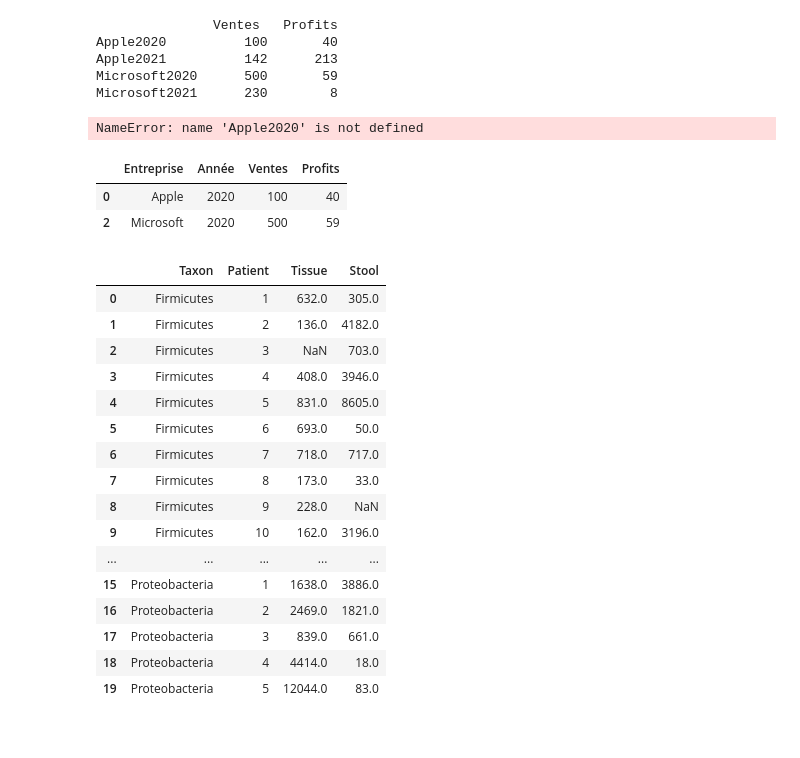
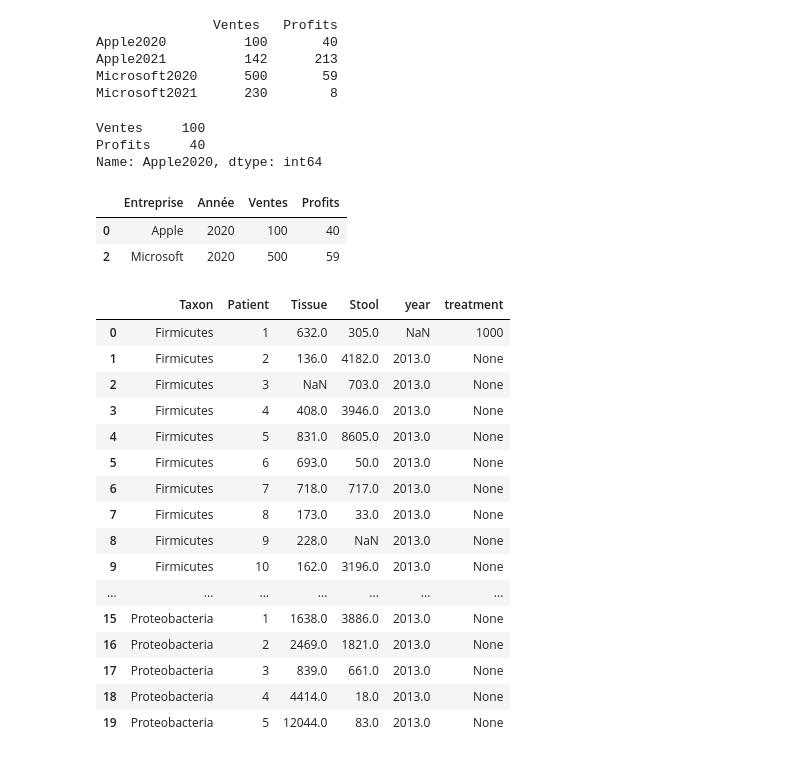
Before and after one commit to sylvainshan/Applied-Data-Analysis, a Jupyter notebook: Exercises/01 - Handling data/pd_tests.ipynb, the cells around one changed output. Drawn from its saved outputs; the diff is of its cells as text; code cells hidden in the pictures.

```diff
--- a/Exercises/01 - Handling data/pd_tests.ipynb
+++ b/Exercises/01 - Handling data/pd_tests.ipynb
@@ -46,9 +47,11 @@ Apple2021          142      213
 Microsoft2020      500       59
 Microsoft2021      230        8
 # %%
-data3
+data3.loc['Apple2020']
 # %% [output]
-NameError: name 'Apple2020' is not defined
+Ventes     100
+Profits     40
+Name: Apple2020, dtype: int64
 # %%
 x = data2.query('Année == 2020').copy()
 x
@@ -58,25 +61,30 @@ x
 | 2 | Microsoft | 2020 | 500 | 59 |
 # %%
 mb = pd.read_csv("Data/microbiome_missing.csv", na_values=['?', -99999], nrows=20)
+mb['year'] = 2013
+mb['treatment'] = None
+
+mb.loc[(0, 'year')] = None
+mb.loc[(0,'treatment')] = 1000
 mb
 # %% [output]
-|  | Taxon | Patient | Tissue | Stool |
-| 0 | Firmicutes | 1 | 632.0 | 305.0 |
-| 1 | Firmicutes | 2 | 136.0 | 4182.0 |
-| 2 | Firmicutes | 3 | NaN | 703.0 |
-| 3 | Firmicutes | 4 | 408.0 | 3946.0 |
-| 4 | Firmicutes | 5 | 831.0 | 8605.0 |
-| 5 | Firmicutes | 6 | 693.0 | 50.0 |
-| 6 | Firmicutes | 7 | 718.0 | 717.0 |
-| 7 | Firmicutes | 8 | 173.0 | 33.0 |
-| 8 | Firmicutes | 9 | 228.0 | NaN |
-| 9 | Firmicutes | 10 | 162.0 | 3196.0 |
-| ... | ... | ... | ... | ... |
-| 15 | Proteobacteria | 1 | 1638.0 | 3886.0 |
-| 16 | Proteobacteria | 2 | 2469.0 | 1821.0 |
-| 17 | Proteobacteria | 3 | 839.0 | 661.0 |
-| 18 | Proteobacteria | 4 | 4414.0 | 18.0 |
-| 19 | Proteobacteria | 5 | 12044.0 | 83.0 |
+|  | Taxon | Patient | Tissue | Stool | year | treatment |
+| 0 | Firmicutes | 1 | 632.0 | 305.0 | NaN | 1000 |
+| 1 | Firmicutes | 2 | 136.0 | 4182.0 | 2013.0 | None |
+| 2 | Firmicutes | 3 | NaN | 703.0 | 2013.0 | None |
+| 3 | Firmicutes | 4 | 408.0 | 3946.0 | 2013.0 | None |
+| 4 | Firmicutes | 5 | 831.0 | 8605.0 | 2013.0 | None |
+| 5 | Firmicutes | 6 | 693.0 | 50.0 | 2013.0 | None |
+| 6 | Firmicutes | 7 | 718.0 | 717.0 | 2013.0 | None |
+| 7 | Firmicutes | 8 | 173.0 | 33.0 | 2013.0 | None |
+| 8 | Firmicutes | 9 | 228.0 | NaN | 2013.0 | None |
+| 9 | Firmicutes | 10 | 162.0 | 3196.0 | 2013.0 | None |
+| ... | ... | ... | ... | ... | ... | ... |
+| 15 | Proteobacteria | 1 | 1638.0 | 3886.0 | 2013.0 | None |
+| 16 | Proteobacteria | 2 | 2469.0 | 1821.0 | 2013.0 | None |
+| 17 | Proteobacteria | 3 | 839.0 | 661.0 | 2013.0 | None |
+| 18 | Proteobacteria | 4 | 4414.0 | 18.0 | 2013.0 | None |
+| 19 | Proteobacteria | 5 | 12044.0 | 83.0 | 2013.0 | None |
 # %%
 mb.dropna()
 # %% [output]
```
Also changed, not shown: parts of 12 cells of this notebook, 2 other files.
